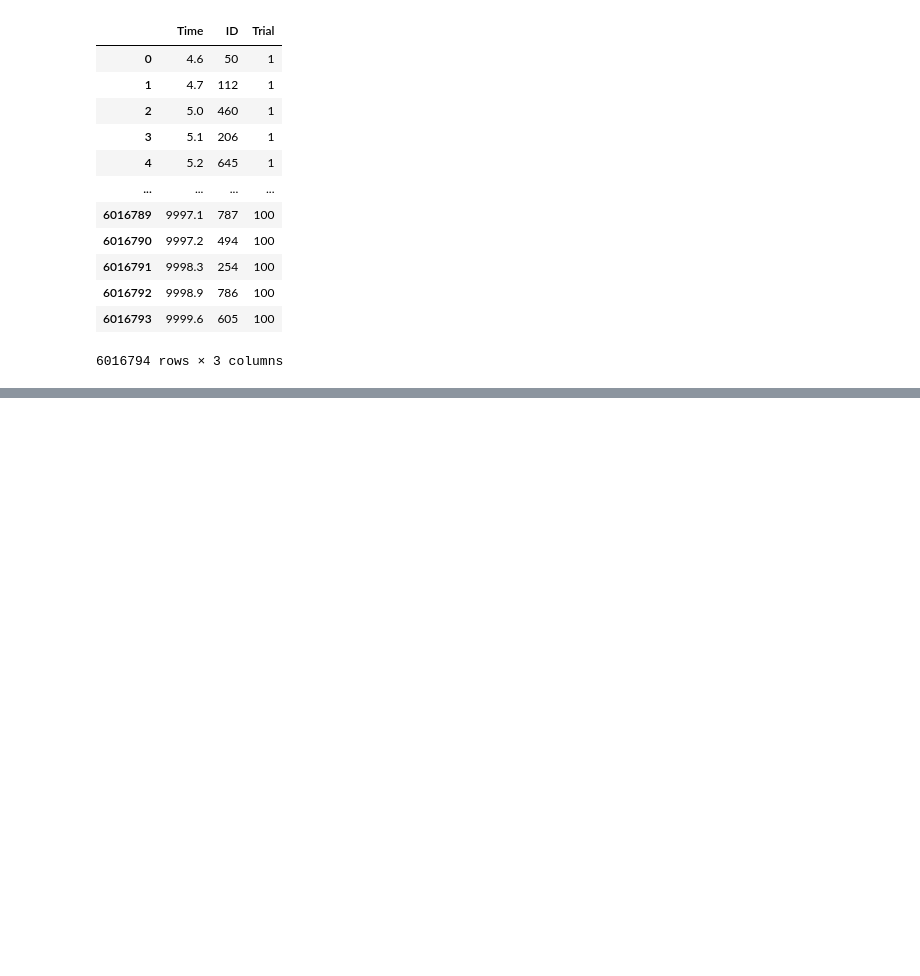
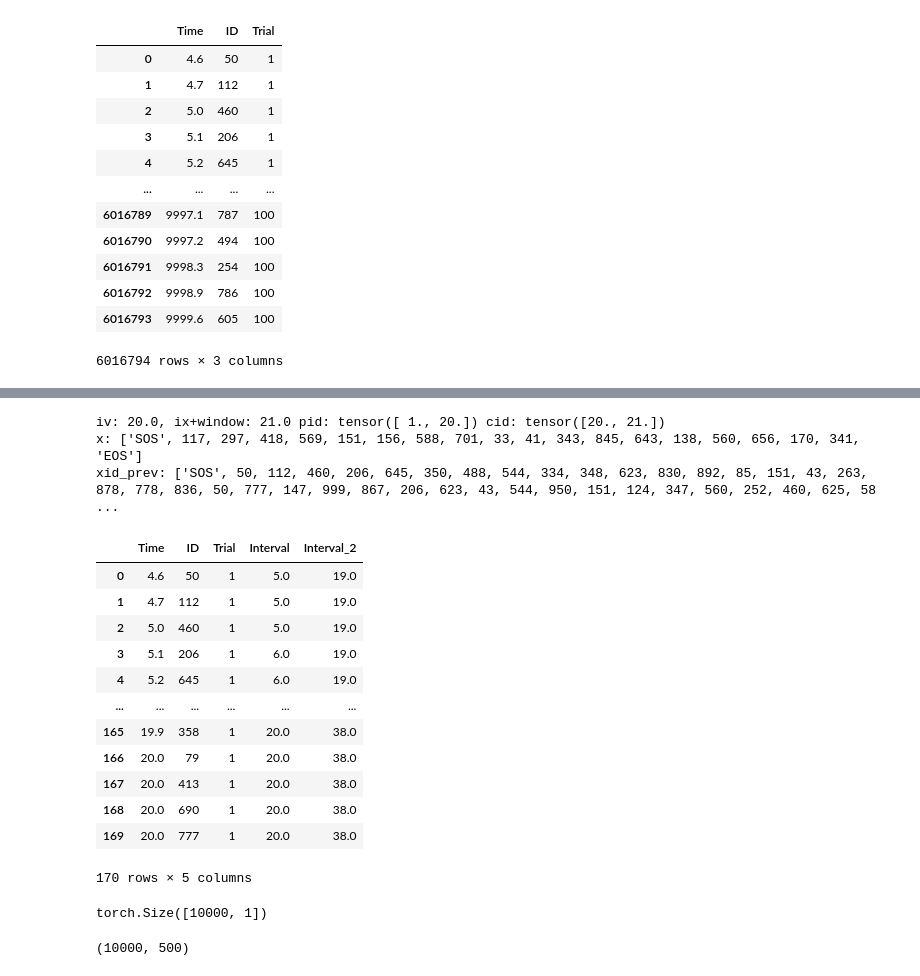
Before and after one commit to a-antoniades/neuroformer_, a Jupyter notebook: neuroformer_LargeRandLIF2.ipynb, the cells around one changed output, grey strips where cells are left out. Drawn from its saved outputs; the diff is of its cells as text; code cells hidden in the pictures; blank space fills up the shorter version.

```diff
--- a/neuroformer_LargeRandLIF2.ipynb
+++ b/neuroformer_LargeRandLIF2.ipynb
@@ -462,0 +473,58 @@ df[(df[t_var] >= float(x[int_var][0]) - tdiff) & (df[t_var] <= float(x['cid'][1]
+# %%
+loader = DataLoader(train_dataset, batch_size=5, shuffle=False, pin_memory=False)
+iterable = iter(train_dataset)
+x, y = next(iterable)
+
+T = len(x['id'])
+P = x['pad'] - 1
+T_prev = len(x['id_prev'])
+P_prev = x['pad_prev'] - 4
+
+iv = float(x['interval'])
+
+xid = x['id'][: T - P]
+xid = [itos[int(i)] for i in xid]
+
+xid_prev = x['id_prev'][: T_prev - P_prev]
+xid_prev = [itos[int(i)] for i in xid_prev]
+
+print(f"iv: {iv}, ix+window: {iv + window} pid: {x['pid']} cid: {x['cid']}")
+print(f"x: {xid}")
+
+print(f"xid_prev: {xid_prev}")
+
+tdiff = 0.1
+t_var = 'Time' # 'Interval'
+int_var = 'cid'
+# df[(df[t_var] >= iv - tdiff) & (df[t_var] <= iv + (window + tdiff)) & (df['Trial'] == int(x['trial']))]
+# df[(df[t_var] >= float(x[int_var][0]) - tdiff) & (df[t_var] <= float(x[int_var][1] + tdiff)) & (df['Trial'] == int(x['trial']))]
+df[(df[t_var] > float(x[int_var][0]) - tdiff) & (df[t_var] <= float(x['cid'][1] + tdiff)) & (df['Trial'] == int(x['trial']))]
+
+t_var = 'Time' # 'Interval'
+int_var = 'pid'
+df[(df[t_var] > round(float(x[int_var][0]), 2) - tdiff) & (df[t_var] <= round(float(x[int_var][1]), 2)) & (df['Trial'] == int(x['trial']))]
+# %% [output]
+iv: 20.0, ix+window: 21.0 pid: tensor([ 1., 20.]) cid: tensor([20., 21.])
+x: ['SOS', 117, 297, 418, 569, 151, 156, 588, 701, 33, 41, 343, 845, 643, 138, 560, 656, 170, 341, 'EOS']
+xid_prev: ['SOS', 50, 112, 460, 206, 645, 350, 488, 544, 334, 348, 623, 830, 892, 85, 151, 43, 263, 878, 778, 836, 50, 777, 147, 999, 867, 206, 623, 43, 544, 950, 151, 124, 347, 560, 252, 460, 625, 58 ...
+|  | Time | ID | Trial | Interval | Interval_2 |
+| 0 | 4.6 | 50 | 1 | 5.0 | 19.0 |
+| 1 | 4.7 | 112 | 1 | 5.0 | 19.0 |
+| 2 | 5.0 | 460 | 1 | 5.0 | 19.0 |
+| 3 | 5.1 | 206 | 1 | 6.0 | 19.0 |
+| 4 | 5.2 | 645 | 1 | 6.0 | 19.0 |
+| ... | ... | ... | ... | ... | ... |
+| 165 | 19.9 | 358 | 1 | 20.0 | 38.0 |
+| 166 | 20.0 | 79 | 1 | 20.0 | 38.0 |
+| 167 | 20.0 | 413 | 1 | 20.0 | 38.0 |
+| 168 | 20.0 | 690 | 1 | 20.0 | 38.0 |
+| 169 | 20.0 | 777 | 1 | 20.0 | 38.0 |
+170 rows × 5 columns
+# %%
+x['frames'].shape
+# %% [output]
+torch.Size([10000, 1])
+# %%
+stimulus.shape
+# %% [output]
+(10000, 500)
```
Also changed, not shown: parts of 5 cells of this notebook, 1 other file.
